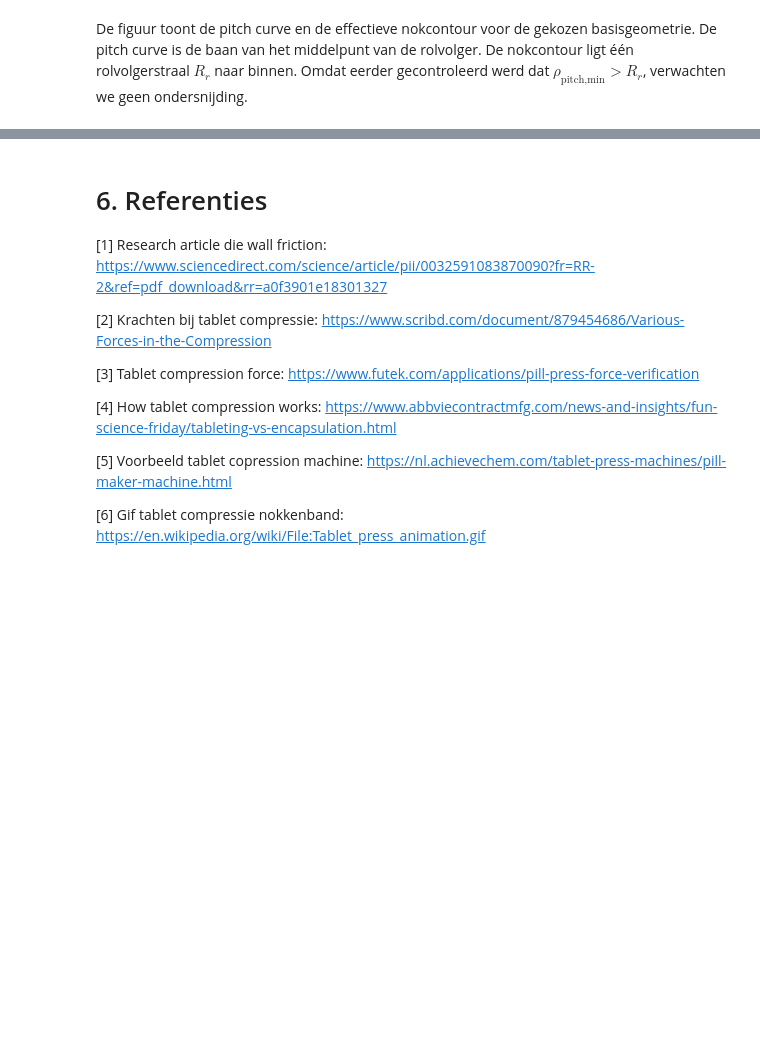
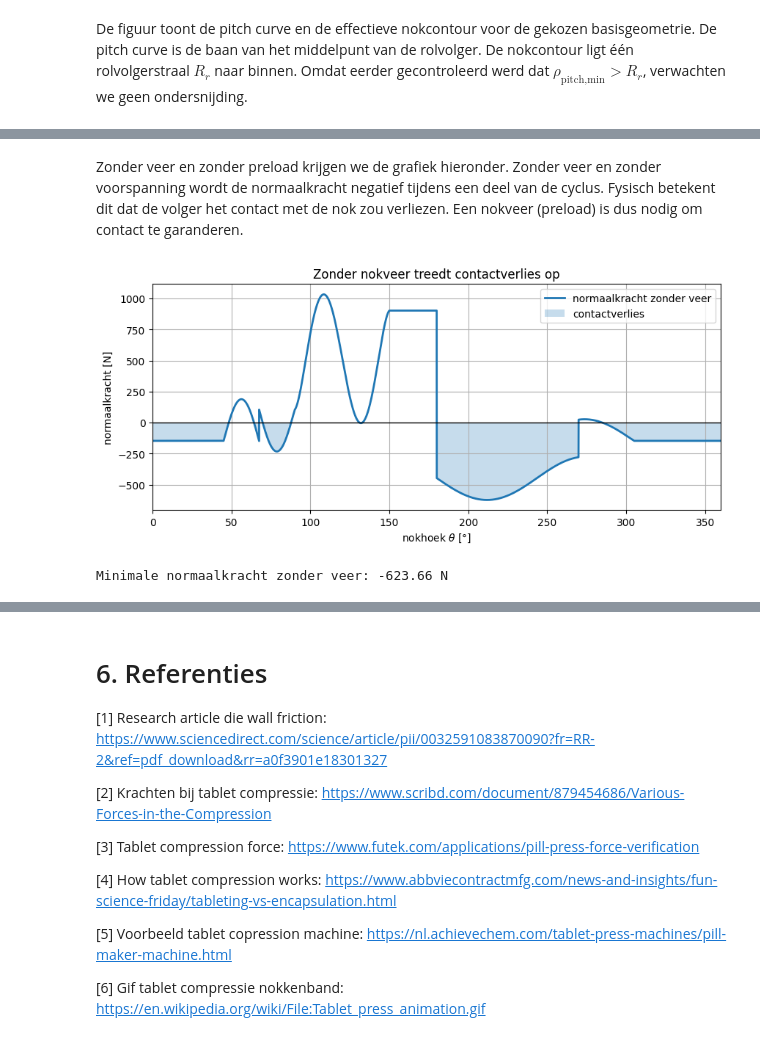
Before and after one commit to Vermizzi/Project_Bewegingen_TriVik, a Jupyter notebook: Finaal_nokken.ipynb, the cells around one changed output, grey strips where cells are left out. Saved outputs shown, nothing was run; the diff lists cells and outputs as text; code cells hidden in the pictures; blank space fills up the shorter version.

Commit message:
inversie dynamic af

```diff
--- a/Finaal_nokken.ipynb
+++ b/Finaal_nokken.ipynb
@@ -884,3 +926,17 @@ plot_cam_contour(
 [figure]
 # %% [markdown]
 De figuur toont de pitch curve en de effectieve nokcontour voor de gekozen basisgeometrie. De pitch curve is de baan van het middelpunt van de rolvolger. De nokcontour ligt één rolvolgerstraal $R_r$ naar binnen. Omdat eerder gecontroleerd werd dat $\rho_{\text{pitch,min}} > R_r$, verwachten we geen ondersnijding.
+# %%
+# Dynamische basisparameters
+mass = 15      # kg
+rpm = 200      # rpm
+omega = rpm * 2 * np.pi / 60
+
+# Voor de eerste inverse dynamica gebruiken we de basisgeometrie zonder excentriciteit.
+eccentricity_no_friction = 0
+pressure_angle = pressure_angle_geometry
+
+# dit is er gewoon omdat ik tussen documenten moest overzetten en namen anders waren...
+def calculatePressureAngle(vel, exc, base_radius, follower_radius, lift):
+    R0_local = base_radius + follower_radius
+    return calculate_pressure_angle(vel, exc, R0_local, lift)
@@ -886,0 +1079,51 @@ De figuur toont de pitch curve en de effectieve nokcontour voor de gekozen basis
+# %% [markdown]
+Zonder veer en zonder preload krijgen we de grafiek hieronder. Zonder veer en zonder voorspanning wordt de normaalkracht negatief tijdens een deel van de cyclus. Fysisch betekent dit dat de volger het contact met de nok zou verliezen. Een nokveer (preload) is dus nodig om contact te garanderen.
+# %%
+spring_constant_zero = 0
+spring_preload_zero = 0
+
+(
+    normalforce_tot1,
+    normalforce_acc1,
+    normalforce_load1,
+    normalforce_spring1,
+    force_x1,
+    force_y1,
+    gravity_force1,
+    preload_force1
+) = calculateForce(
+    rpm,
+    lift,
+    spring_constant_zero,
+    spring_preload_zero,
+    pressure_angle,
+    ext_load,
+    mass,
+    acc
+)
+
+plt.figure(figsize=(10, 4))
+plt.plot(theta_deg, normalforce_tot1, linewidth=2, label="normaalkracht zonder veer")
+plt.axhline(0, color="black", linewidth=1)
+
+plt.fill_between(
+    theta_deg,
+    normalforce_tot1,
+    0,
+    where=(normalforce_tot1 < 0),
+    alpha=0.25,
+    label="contactverlies"
+)
+
+plt.xlabel("nokhoek $\\theta$ [°]")
+plt.ylabel("normaalkracht [N]")
+plt.title("Zonder nokveer treedt contactverlies op")
+plt.xlim(0, 360)
+plt.grid(True)
+plt.legend()
+plt.show()
+
+print(f"Minimale normaalkracht zonder veer: {np.min(normalforce_tot1):.2f} N")
+# %% [output]
+[figure, added]
+Minimale normaalkracht zonder veer: -623.66 N
```
Also changed, not shown: parts of 32 cells of this notebook, 1 other file.
